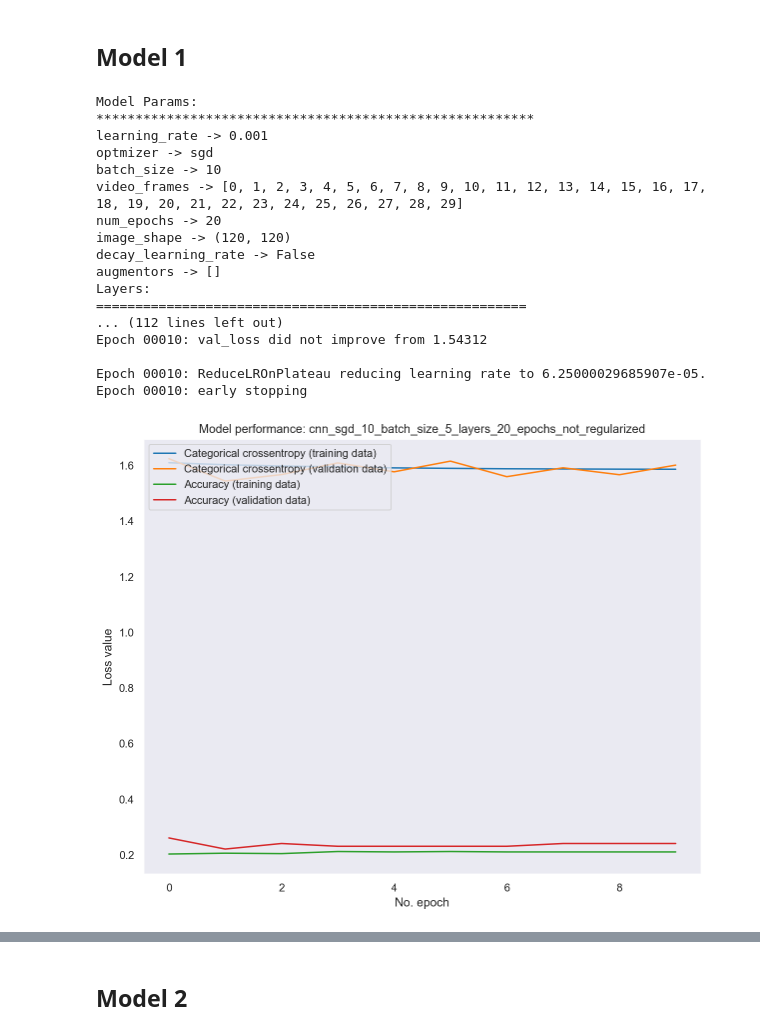
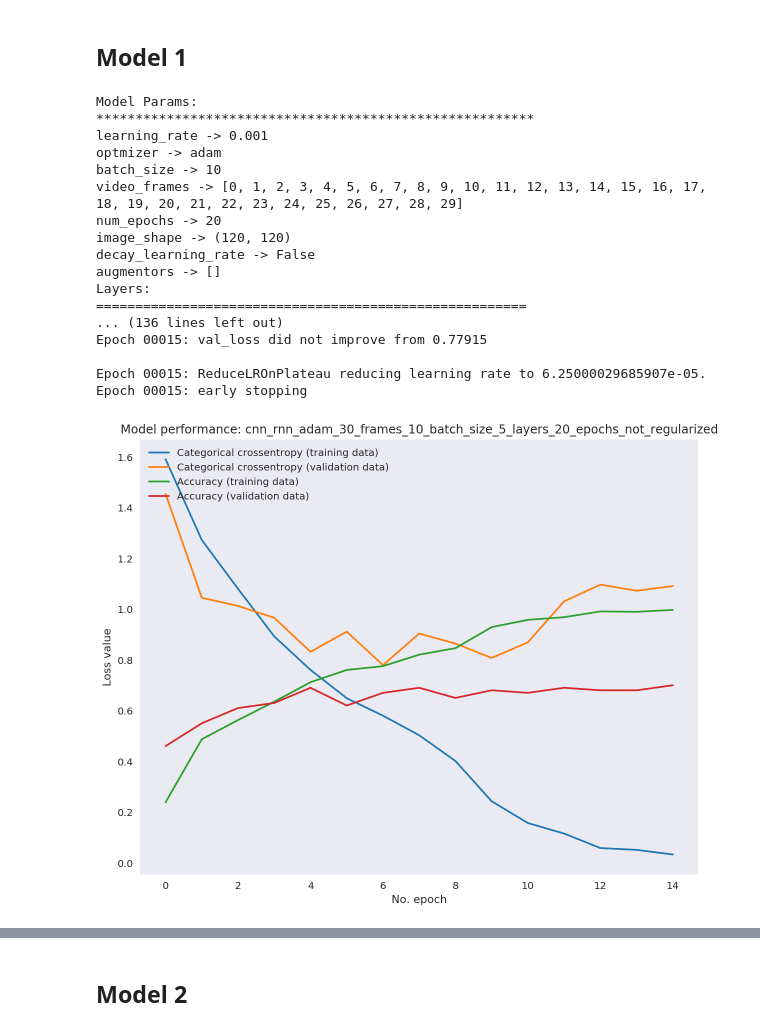
Before and after one commit to ashwanikumar04/gesture-recognition-rnn, a Jupyter notebook: gesture_recognition_rnn.ipynb, the cells around one changed output, grey strips where cells are left out. Drawn from its saved outputs; the diff is of its cells as text; code cells hidden in the pictures.

```diff
--- a/gesture_recognition_rnn.ipynb
+++ b/gesture_recognition_rnn.ipynb
@@ -473,13 +467,17 @@ def convert_history_to_data_frame(model_name, history):
     return df
 # %%
 class ModelLayer:
-    def __init__(self, params):
+    def __init__(self, params, model_type='CNN'):
         self.is_conv_layer = params.get("is_conv_layer", True)
         self.dropout = params.get("dropout", None)
         self.batch_normalize = params.get("batch_normalize", False)
         self.layer_dim = params["layer_dim"]
         self.is_input_layer = params.get("is_input_layer", False)
-        self.filter = params.get("filter", (3,3,3)  if self.is_conv_layer else None)
+        if model_type=='CNN':
+            self.filter = params.get("filter", (3,3,3)  if self.is_conv_layer else None)
+        else:
+            self.filter = params.get("filter", (3,3)  if self.is_conv_layer else None)
+
         self.l2_regularize = params.get("l2_regularize", None)
 
     def _print(self):
@@ -504,7 +502,7 @@ class ModelParam:
         self.augmentors = params.get("augmentors", [])
         self.layers = params["layers"]
         self.activation = params.get("activation", "relu")
-
+        self.rnn_dropout = params.get("rnn_dropout", None)
         dropout = (len([l for l in self.layers if l.dropout is not None]) > 0)
         batch_normalize = (
             len([l for l in self.layers if l.batch_normalize]) > 0)
@@ -520,6 +518,7 @@ class ModelParam:
         self.is_rnn = self.rnn_layer_type is not None
         self.input_shape = (len(self.video_frames), self.image_shape[0],
                             self.image_shape[1], 3)
+
         if (regularize):
             if (batch_normalize):
                 self.name = self.name + "_BN"
@@ -736,53 +748,55 @@ def plot_graphs(first_model, second_model, number_of_epochs):
 # %%
 params = {
     "learning_rate": 0.001,
-    "optmizer": "sgd",
+    "optmizer": "adam",
     "batch_size": 10,
     "frames": (0, 30),
-    "model_name": "cnn",
+    "model_name": "cnn_rnn",
     "num_epochs": 20,
     "layers": [
         ModelLayer({
             "layer_dim": 8,
             "is_input_layer": True
-        }),
+        }, model_type='CNN-RNN'),
         ModelLayer({
             "layer_dim": 16,
-        }),
+        }, model_type='CNN-RNN'),
         ModelLayer({
             "layer_dim": 32,
-        }),
+        }, model_type='CNN-RNN'),
         ModelLayer({
             "layer_dim": 64,
-        }),
+        }, model_type='CNN-RNN'),
         ModelLayer({
             "layer_dim": 64,
-            "is_conv_layer":False
-        })
+            "is_conv_layer": False
+        }, model_type='CNN-RNN')
     ],
-    "image_shape": (120, 120)
+    "image_shape": (120, 120),
+    "rnn_layers": [64],
+    "rnn_layer_type": "LSTM"
 }
 model_param = ModelParam(params)
-model = create_cnn_model(model_param)
+model = create_cnn_rnn_model(model_param)
 df = run_model(model, model_param)
 collect_stats(df)
 # %% [output]
 Model Params:
 ********************************************************
 learning_rate -> 0.001
-optmizer -> sgd
+optmizer -> adam
 batch_size -> 10
 video_frames -> [0, 1, 2, 3, 4, 5, 6, 7, 8, 9, 10, 11, 12, 13, 14, 15, 16, 17, 18, 19, 20, 21, 22, 23, 24, 25, 26, 27, 28, 29]
 num_epochs -> 20
 image_shape -> (120, 120)
 decay_learning_rate -> False
 augmentors -> []
 Layers:
 =======================================================
-... (112 lines left out)
-Epoch 00010: val_loss did not improve from 1.54312
+... (136 lines left out)
+Epoch 00015: val_loss did not improve from 0.77915
 
-Epoch 00010: ReduceLROnPlateau reducing learning rate to 6.25000029685907e-05.
-Epoch 00010: early stopping
+Epoch 00015: ReduceLROnPlateau reducing learning rate to 6.25000029685907e-05.
+Epoch 00015: early stopping
-[figure, old version]
+[figure, new version]
 |  | val_loss | val_categorical_accuracy | loss | categorical_accuracy | lr | epoch | name |
```
Also changed, not shown: parts of 71 cells of this notebook, 6 other files.
